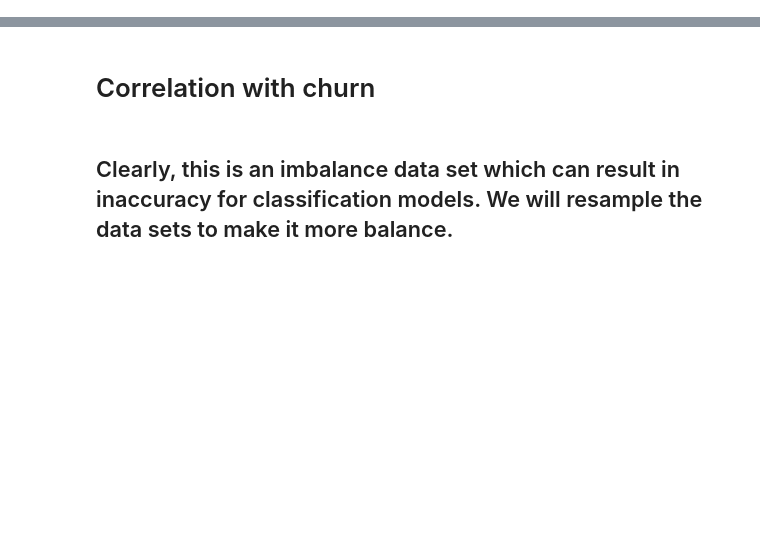
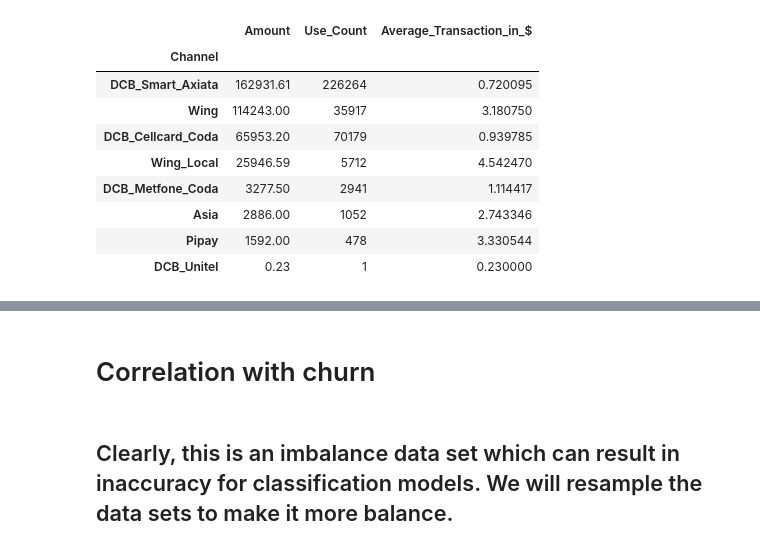
Before and after one commit to lechiben/churn-ltv-prediction, a Jupyter notebook: Churn Rate Prediction.ipynb, the cells around one changed output, grey strips where cells are left out. Saved outputs shown, nothing was run; the diff lists cells and outputs as text; code cells hidden in the pictures; blank space fills up the shorter version.

```diff
--- a/Churn Rate Prediction.ipynb
+++ b/Churn Rate Prediction.ipynb
@@ -419,0 +108,18 @@ play_log_train
+# %%
+# Count the Amount generated by each in app purchase channel and the number of use
+transactions_iap_by_channels=transactions_df.groupby('Channel').sum()['Amount'].reset_index()
+transactions_iap_by_channels['Use_Count']=transactions_iap_by_channels['Channel'].map(transactions_df['Channel'].value_counts())
+transactions_iap_by_channels['Average_Transaction_in_$']=transactions_iap_by_channels['Amount']/transactions_iap_by_channels['Use_Count']
+transactions_iap_by_channels=transactions_iap_by_channels.sort_values('Amount', ascending=False).set_index('Channel')
+transactions_iap_by_channels
+# %% [output]
+|  | Amount | Use_Count | Average_Transaction_in_$ |
+| Channel |  |  |  |
+| DCB_Smart_Axiata | 162931.61 | 226264 | 0.720095 |
+| Wing | 114243.00 | 35917 | 3.180750 |
+| DCB_Cellcard_Coda | 65953.20 | 70179 | 0.939785 |
+| Wing_Local | 25946.59 | 5712 | 4.542470 |
+| DCB_Metfone_Coda | 3277.50 | 2941 | 1.114417 |
+| Asia | 2886.00 | 1052 | 2.743346 |
+| Pipay | 1592.00 | 478 | 3.330544 |
+| DCB_Unitel | 0.23 | 1 | 0.230000 |
```
Also changed, not shown: parts of 68 cells of this notebook.
